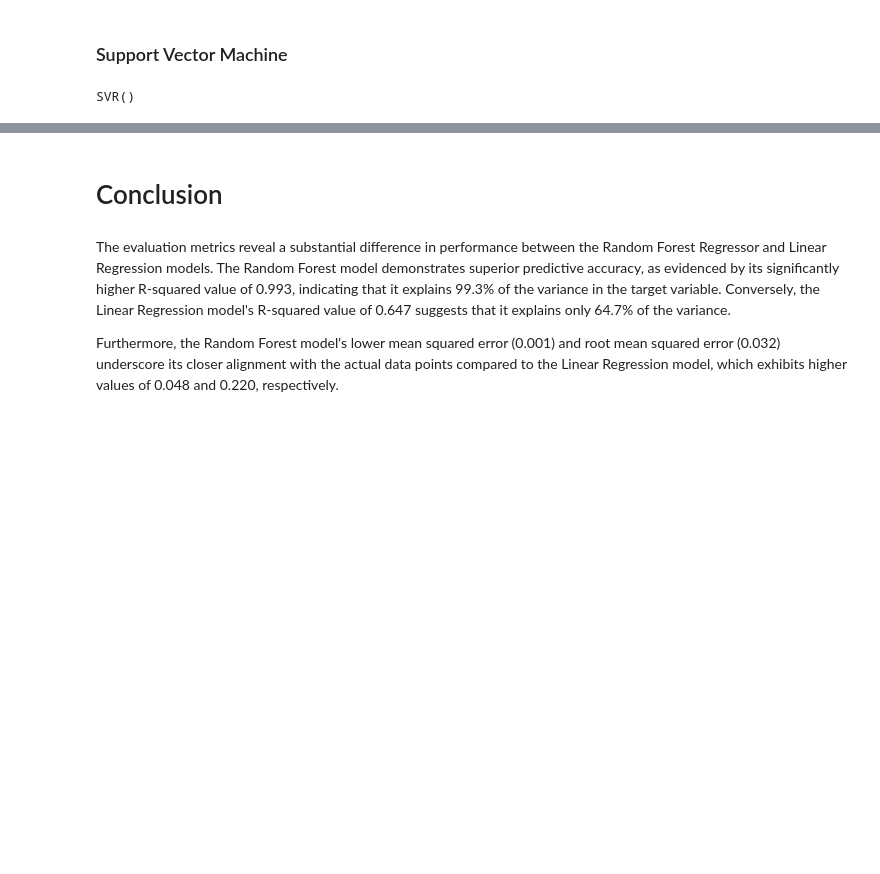
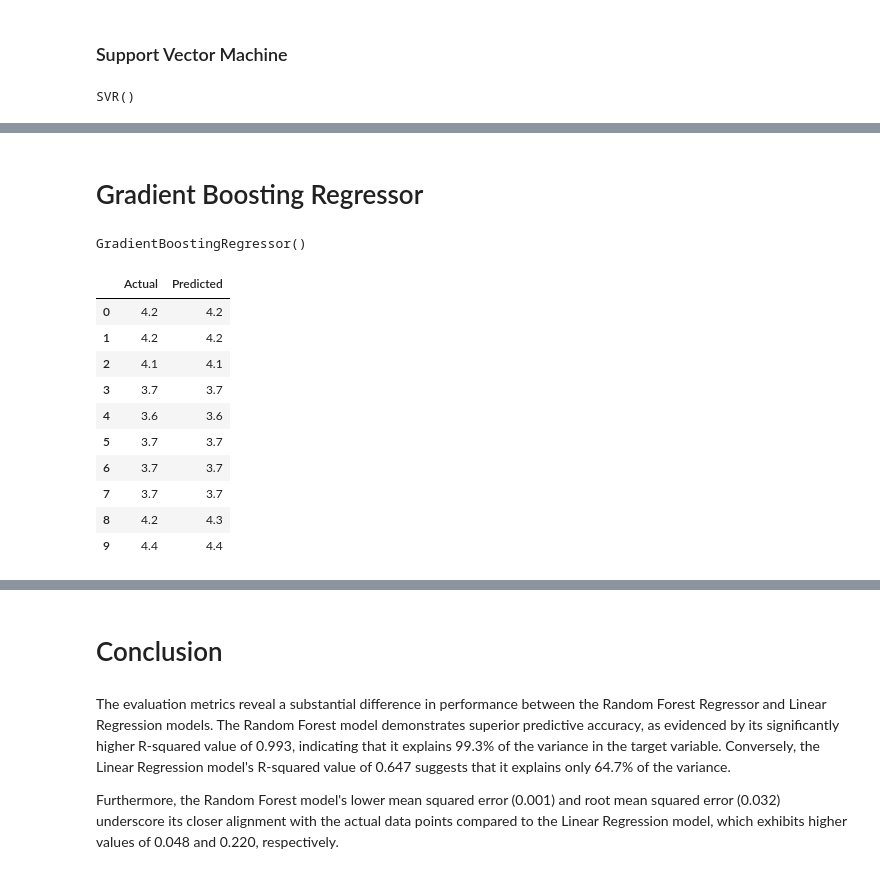
Before and after one commit to logicalNil/Books_Analysis, a Jupyter notebook: main.ipynb, the cells around one changed output, grey strips where cells are left out. Cells and saved outputs as stored; diff of their text form; code cells hidden in the pictures; blank space fills up the shorter version.

```diff
--- a/main.ipynb
+++ b/main.ipynb
@@ -440,0 +769,8 @@ Text(0.5, 1.0, 'Actual vs Predicted')
+# %% [markdown]
+# Gradient Boosting Regressor
+# %%
+from sklearn.ensemble import GradientBoostingRegressor
+gb_model = GradientBoostingRegressor()
+gb_model.fit(X_train,y_train)
+# %% [output]
+GradientBoostingRegressor()
@@ -440,0 +782,16 @@ Text(0.5, 1.0, 'Actual vs Predicted')
+# %%
+# Now compare the actual output values for y_test with the predicted values.
+preds = pd.DataFrame({'Actual': y_test.tolist(), 'Predicted': y_test_predicted_gb.tolist()}).head(25)
+preds.head(10)
+# %% [output]
+|  | Actual | Predicted |
+| 0 | 4.2 | 4.2 |
+| 1 | 4.2 | 4.2 |
+| 2 | 4.1 | 4.1 |
+| 3 | 3.7 | 3.7 |
+| 4 | 3.6 | 3.6 |
+| 5 | 3.7 | 3.7 |
+| 6 | 3.7 | 3.7 |
+| 7 | 3.7 | 3.7 |
+| 8 | 4.2 | 4.3 |
+| 9 | 4.4 | 4.4 |
```
Also changed, not shown: parts of 56 cells of this notebook.
